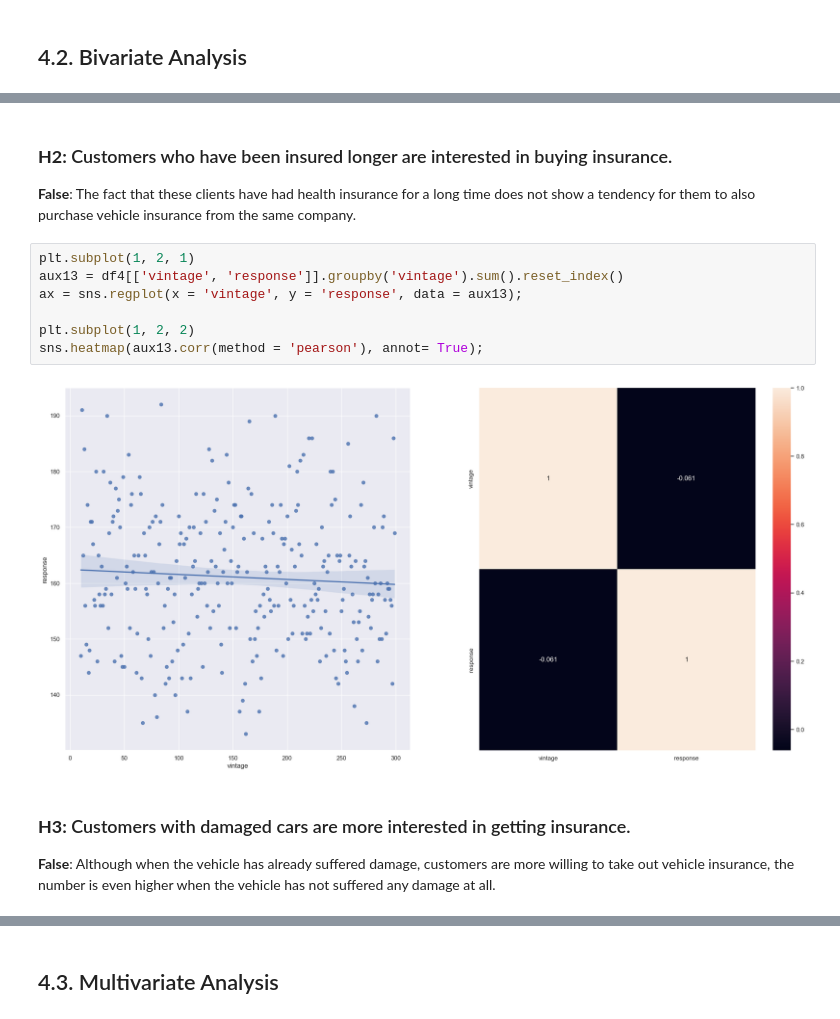
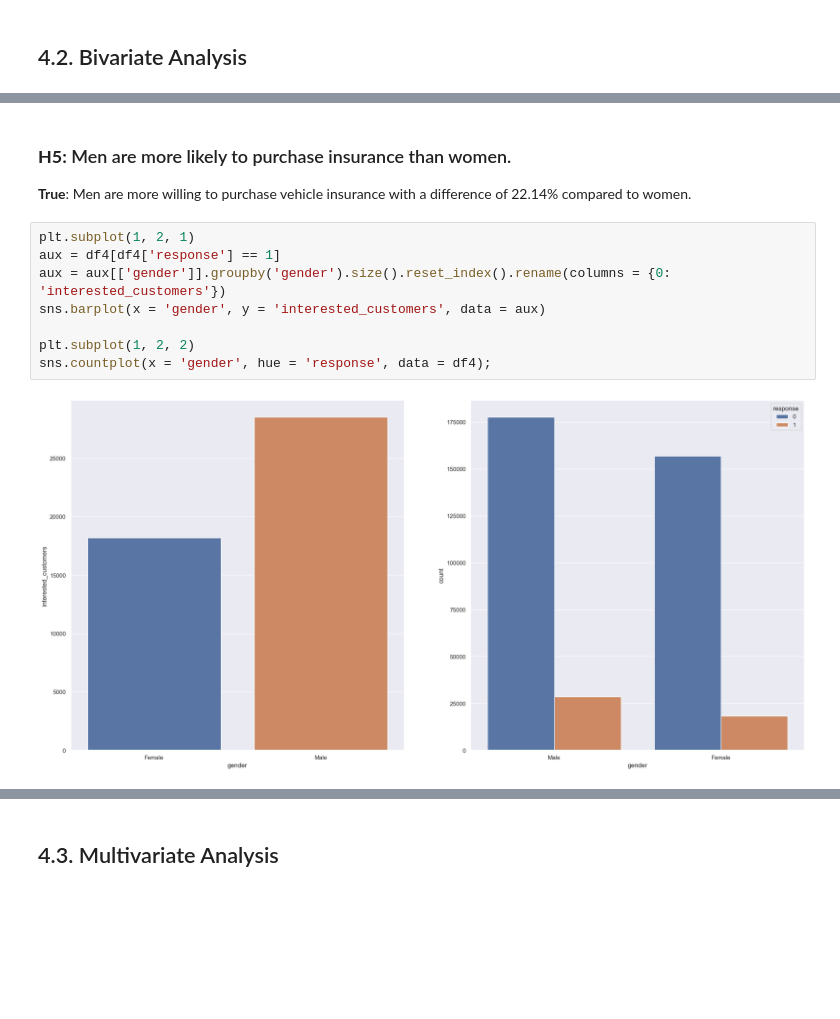
Before and after one commit to pgdemiranda/health_insurance-cs, a Jupyter notebook: notebooks/1.0.pgdm.health_insurance_cs.ipynb, the cells around one changed output, grey strips where cells are left out. Saved outputs shown, nothing was run; the diff lists cells and outputs as text; blank space fills up the shorter version.

```diff
--- a/notebooks/1.0.pgdm.health_insurance_cs.ipynb
+++ b/notebooks/1.0.pgdm.health_insurance_cs.ipynb
@@ -318,15 +464,13 @@ percentage(ax, total);
-# %% [markdown]
-### **H2:** Customers who have been insured longer are interested in buying insurance.
-**False**: The fact that these clients have had health insurance for a long time does not show a tendency for them to also purchase vehicle insurance from the same company.
+# %% [markdown]
+### **H5:** Men are more likely to purchase insurance than women.
+**True**: Men are more willing to purchase vehicle insurance with a difference of 22.14% compared to women.
 # %%
 plt.subplot(1, 2, 1)
-aux13 = df4[['vintage', 'response']].groupby('vintage').sum().reset_index()
-ax = sns.regplot(x = 'vintage', y = 'response', data = aux13);
+aux = df4[df4['response'] == 1]
+aux = aux[['gender']].groupby('gender').size().reset_index().rename(columns = {0: 'interested_customers'})
+sns.barplot(x = 'gender', y = 'interested_customers', data = aux)
 
 plt.subplot(1, 2, 2)
-sns.heatmap(aux13.corr(method = 'pearson'), annot= True);
+sns.countplot(x = 'gender', hue = 'response', data = df4);
 # %% [output]
-[figure, old version]
+[figure, new version]
-# %% [markdown]
-### **H3:** Customers with damaged cars are more interested in getting insurance.
-**False**: Although when the vehicle has already suffered damage, customers are more willing to take out vehicle insurance, the number is even higher when the vehicle has not suffered any damage at all.
```
Also changed, not shown: parts of 128 cells of this notebook, 34 other files.
